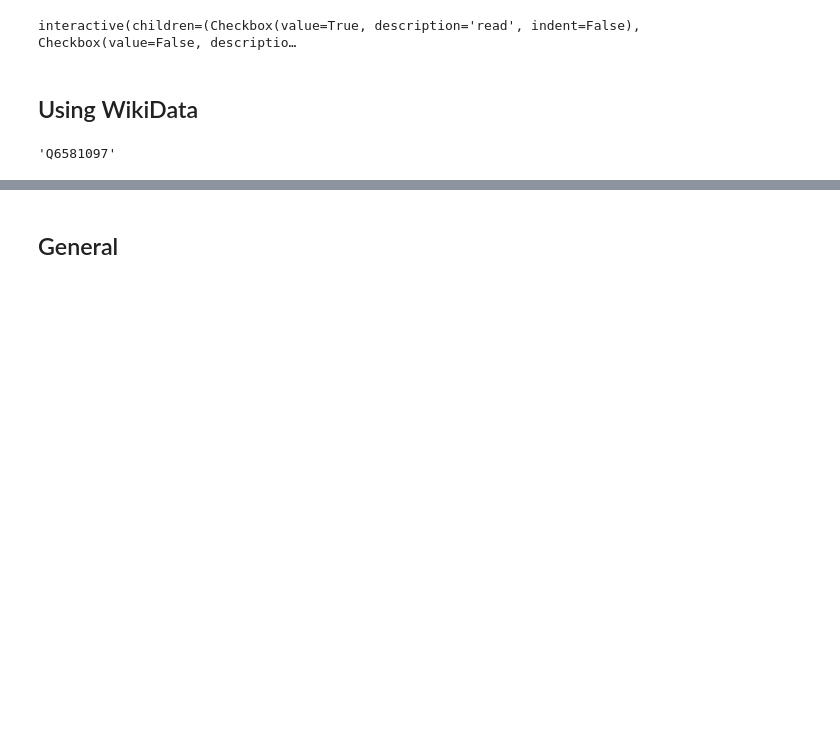
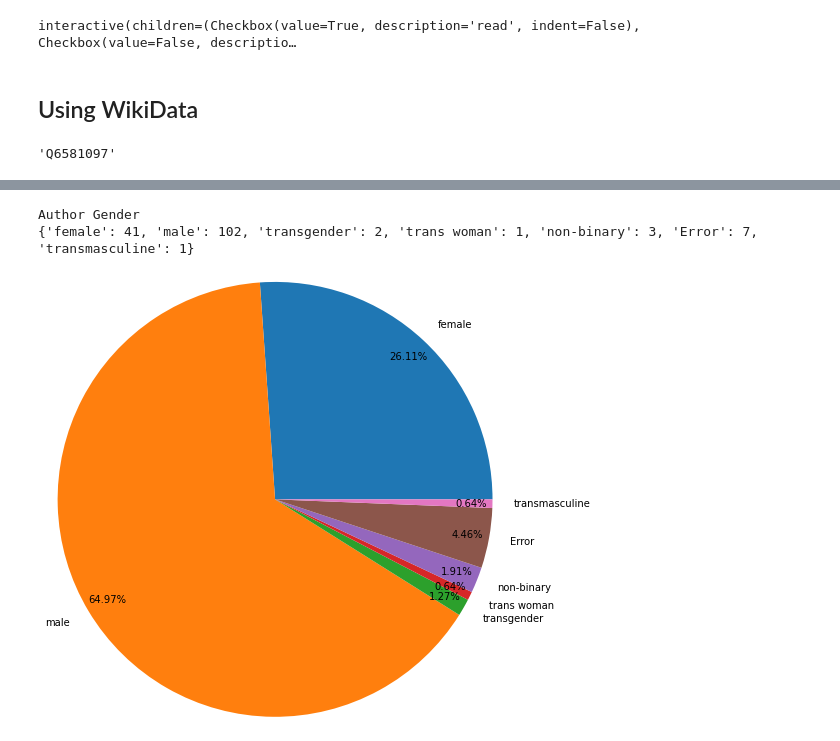
Before and after one commit to tylermnielsen/GoodreadsStats, a Jupyter notebook: GoodreadsStats.ipynb, the cells around one changed output, grey strips where cells are left out. Drawn from its saved outputs; the diff is of its cells as text; code cells hidden in the pictures; blank space fills up the shorter version.

```diff
--- a/GoodreadsStats.ipynb
+++ b/GoodreadsStats.ipynb
@@ -237,13 +237,13 @@ def getGender(name):
     except:
         return "Error"
 
-# print("Starting...")
-# uniqueAuthor = {}
-# for i in read["Author"]:
-#     i = " ".join(i.split())
-#     if i in uniqueAuthor: continue
-#     currGen = getGender(i)
-#     print("%-*s %s" % (30, f"\"{i}\":", currGen))
-#     uniqueAuthor[i] = currGen
+print("Starting...")
+uniqueAuthor = {}
+for i in read["Author"]:
+    i = " ".join(i.split())
+    if i in uniqueAuthor: continue
+    currGen = getGender(i)
+    print("%-*s %s" % (30, f"\"{i}\":", currGen))
+    uniqueAuthor[i] = currGen
 
-# print("Done.")
+print("Done.")
@@ -250,23 +268,25 @@ def getGender(name):
 # %%
-# genderCounts = {}
-# genderCounts["female"] = 0
-# genderCounts["male"] = 0
-# for i in uniqueAuthor:
-#     if uniqueAuthor[i] not in genderCounts:
-#         genderCounts[uniqueAuthor[i]] = 0
-#     genderCounts[uniqueAuthor[i]] += 1
+genderCounts = {}
+genderCounts["female"] = 0
+genderCounts["male"] = 0
+for i in uniqueAuthor:
+    if uniqueAuthor[i] not in genderCounts:
+        genderCounts[uniqueAuthor[i]] = 0
+    genderCounts[uniqueAuthor[i]] += 1
 
 
-# pie_fig, pie_plt = plt.subplots()
+pie_fig, pie_plt = plt.subplots()
 
 
-# pie_plt.pie([genderCounts[i] for i in genderCounts],
-#             labels=list(genderCounts),
-#             radius=2.5,
-#             autopct = lambda p : str(round(p, 2)) + "%",
-#             pctdistance = 0.9)
+pie_plt.pie([genderCounts[i] for i in genderCounts],
+            labels=list(genderCounts),
+            radius=2.5,
+            autopct = lambda p : str(round(p, 2)) + "%",
+            pctdistance = 0.9)
 
-# print("Author Gender")
-# print(genderCounts)
+print("Author Gender")
+print(genderCounts)
+# %% [output]
+Author Gender
+{'female': 41, 'male': 102, 'transgender': 2, 'trans woman': 1, 'non-binary': 3, 'Error': 7, 'transmasculine': 1}
+[figure, added]
-# %% [markdown]
-## General
```
Also changed, not shown: parts of 25 cells of this notebook.
